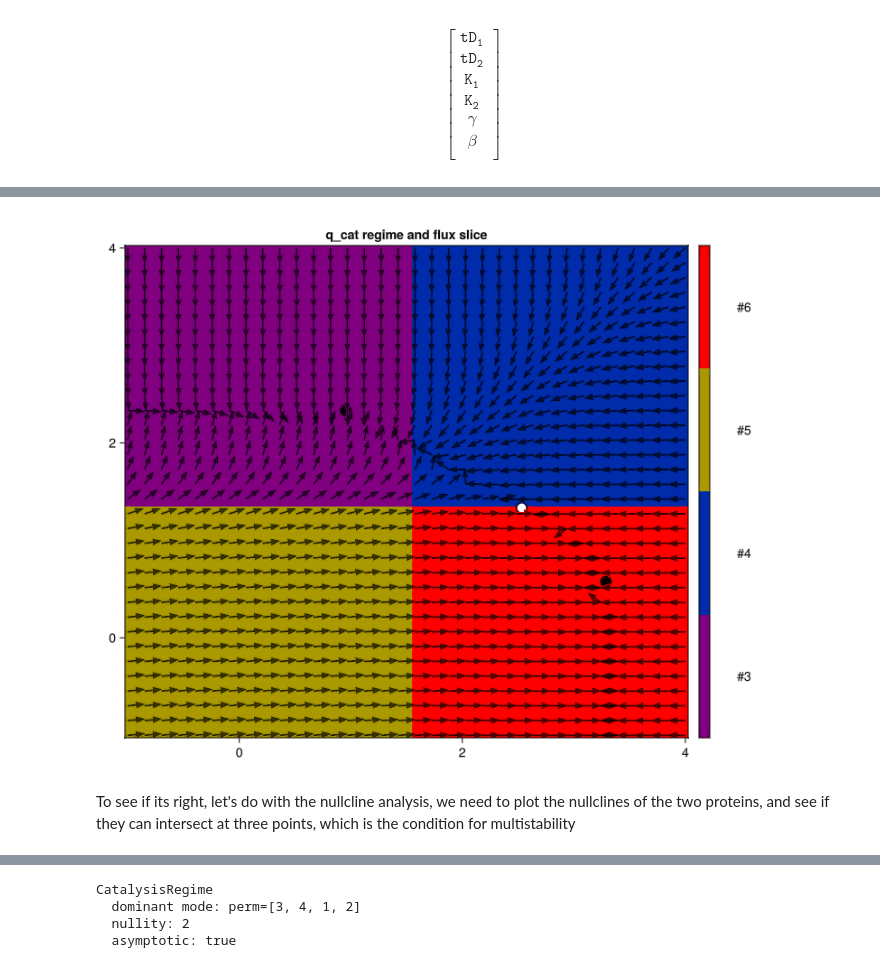
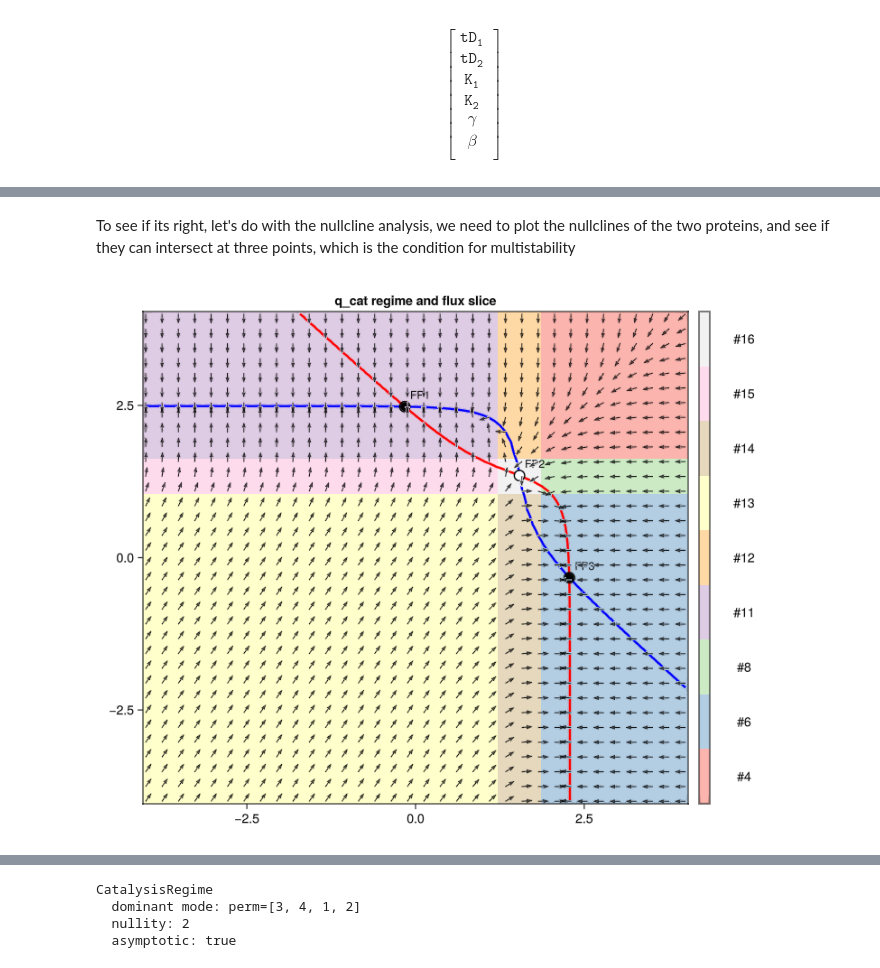
Before and after one commit to Qinguo25/BindingAndCatalysis.jl, a Jupyter notebook: Examples/Toggle-switch-network.ipynb, the cells around one changed output, grey strips where cells are left out. Drawn from its saved outputs; the diff is of its cells as text; code cells hidden in the pictures.

```diff
--- a/Examples/Toggle-switch-network.ipynb
+++ b/Examples/Toggle-switch-network.ipynb
@@ -436,15 +447,9 @@ Volume(Mean=1.233e-02, STD=6.141e-05, RelError=0.50%)
 # %% [markdown]
 Let's draw the qcat slice for this combination
 # %%
-# [:γ₁, :γ₂, :β₁, :β₂, :δ₁, :δ₂]
-p1 = get_one_inner_point(p_intersect1, rand_line=false, rand_ray=false, extend=1)
-p = let
-    p2 = zeros(Float64, 10)
-    p2[1:4] .= p1[1:4]
-    p2[[5,6,9,10]] .= p1[5]
-    p2[[7,8]] .= p1[6]
-    p2
-end
+# The point is already in the reduced wKk coordinates: (w, K, γ, β).
+p1 = get_one_inner_point(unstable_rgms[3], rand_line=false, rand_ray=false, extend=1)
+p = p1
 # %% [output]
 10-element Vector{Float64}:
   1.3332792152080803
@@ -538,7 +546,2 @@ get_idx(rgms_fulldim[r2_idx])
-# %%
-fig, ax, data = plot_qcat_slice_with_flux(model_initial;method=:homotopy, wKk=p, ranges=(-1,4), n=100, arrow_stride=3,chart=:qK)
-fig
-# %% [output]
-[figure, removed]
 # %% [markdown]
 To see if its right, let's do with the nullcline analysis, we need to plot the nullclines of the two proteins, and see if they can intersect at three points, which is the condition for multistability
@@ -545,13 +550,16 @@ To see if its right, let's do with the nullcline analysis, we need to plot the n
 # %%
 fig_nullcline, ax_nullcline, nullcline_data = plot_qcat_slice_with_flux(
     model_initial;
     method=:homotopy,
     wKk=p,
-    ranges=(-1, 4),
+    ranges=(-4, 4),
     n=100,
     arrow_stride=3,
-    chart=:qK,
+    colormap = :Pastel1_9,
+    chart=:x,
     show_nullclines=true,
     fixed_point_labels=true,
 )
 fig_nullcline
+# %% [output]
+[figure, added]
```
Also changed, not shown: parts of 29 cells of this notebook, 12 other files.
